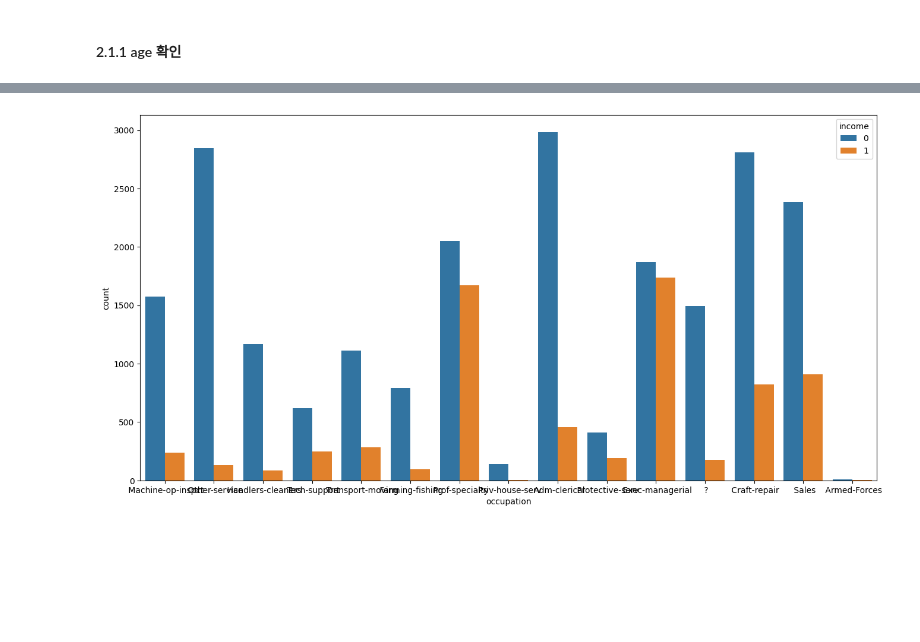
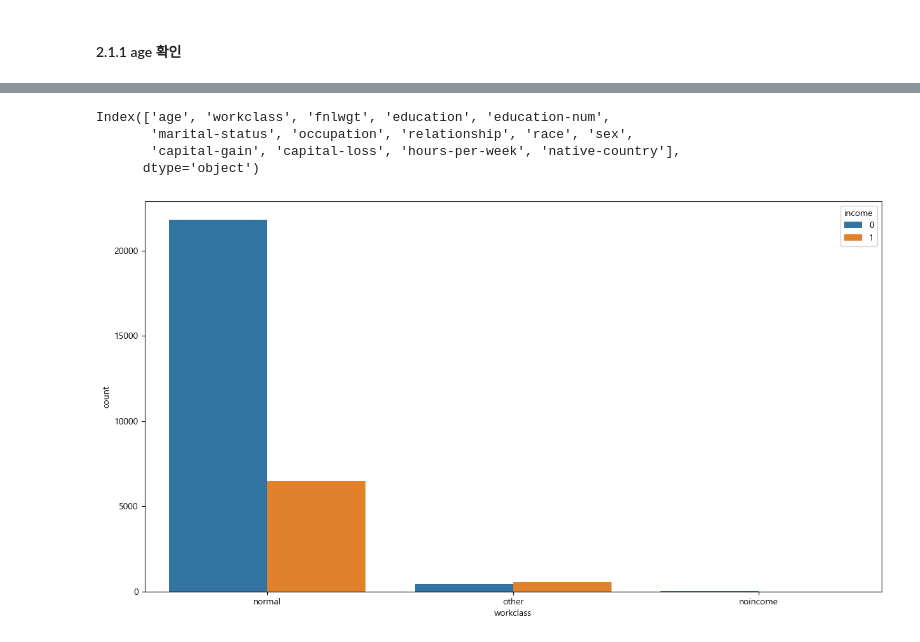
Before and after one commit to rlgus3351/Machine_Learning, a Jupyter notebook: kaggle/전처리/23_04_19.ipynb, the cells around one changed output, grey strips where cells are left out. Cells and saved outputs as stored; diff of their text form; code cells hidden in the pictures; blank space fills up the shorter version.

```diff
--- a/kaggle/전처리/23_04_19.ipynb
+++ b/kaggle/전처리/23_04_19.ipynb
@@ -30,0 +44,3 @@ test = pd.DataFrame(test)
+# %%
+train['age']=train['age']//10*10
+train['age']
@@ -30,0 +81,4 @@ test = pd.DataFrame(test)
+# %%
+bin = [-np.inf,10,20,30,40,50,60,70,80,91]
+label = ["10대","20대","30대","40대","50대","60대","70대","80대","90대"]
+train['age'] = pd.cut(train['age'], bins=bin, labels=label)
@@ -30,0 +160,6 @@ test = pd.DataFrame(test)
+# %%
+# train-title
+title =[' Private', ' Self-emp-not-inc', ' Local-gov', ' ?', ' State-gov',
+       ' Federal-gov',' Self-emp-inc', ' Without-pay', ' Never-worked']
+cvt_title = ['normal']*6+['other']+['noincome']*2
+cvt_title
@@ -30,0 +176,4 @@ test = pd.DataFrame(test)
+# %%
+#dict
+title_dict =dict(zip(title,cvt_title))
+train['workclass']=train['workclass'].map(title_dict)
@@ -31,6 +217,13 @@ test = pd.DataFrame(test)
+# %%
+test.columns
+# %% [output]
+Index(['age', 'workclass', 'fnlwgt', 'education', 'education-num',
+       'marital-status', 'occupation', 'relationship', 'race', 'sex',
+       'capital-gain', 'capital-loss', 'hours-per-week', 'native-country'],
+      dtype='object')
 # %%
-plt.figure(figsize=(16,8))
-sns.countplot(train, x='occupation', hue='income')
+plt.figure(figsize=(15,8))
+sns.countplot(train, x='workclass', hue='income')
 plt.show()
 # %% [output]
-[figure, old version]
+[figure, new version]
```
Also changed, not shown: parts of 24 cells of this notebook, 2 other files.
